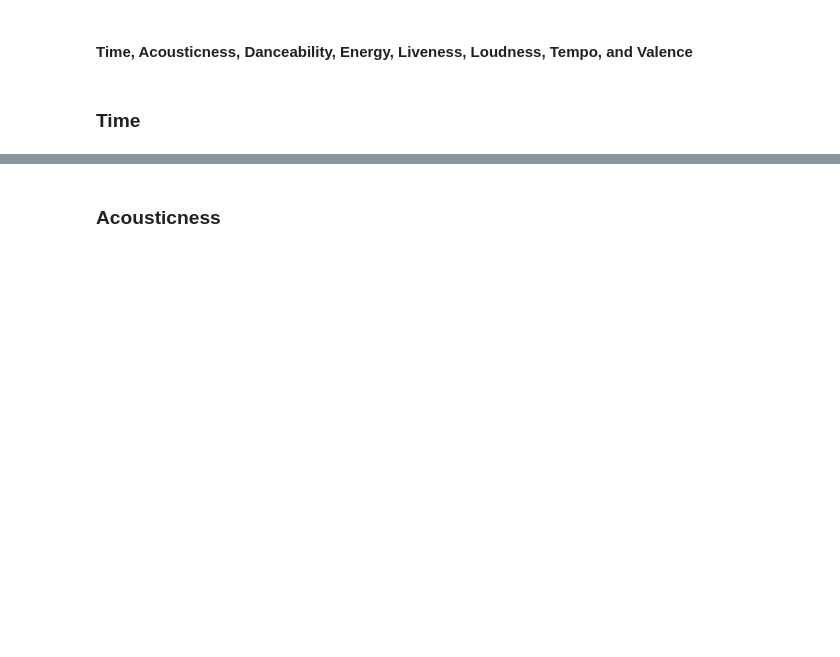
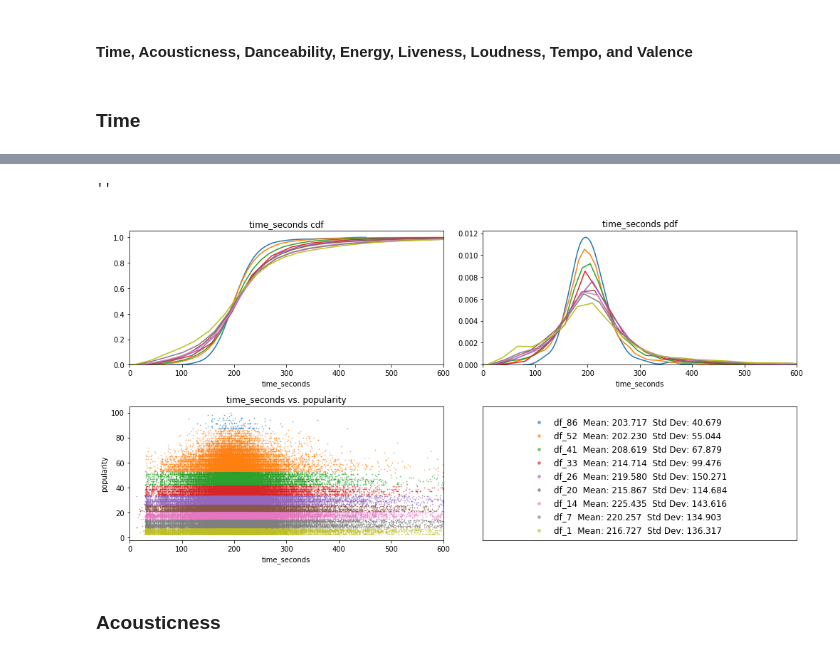
Before and after one commit to brentthayer1/capstone1, a Jupyter notebook: capstone1_eda.ipynb, the cells around one changed output, grey strips where cells are left out. Drawn from its saved outputs; the diff is of its cells as text; code cells hidden in the pictures; blank space fills up the shorter version.

```diff
--- a/capstone1_eda.ipynb
+++ b/capstone1_eda.ipynb
@@ -302,2 +251,14 @@ df_1 Mean:216.72660434828273. St. Dev:136.3168643517081
+# %%
+attribute = 'time_seconds'
+against = 'popularity'
+low, high = 0, 600
+fs = (14,7)
+
+cs1.master_plotter(df_lst, df_name_lst, attribute, against, low, high, fs)
+plt.savefig(f'{attribute}.png', format='png')
+;
+# %% [output]
+''
+[figure, added]
 # %% [markdown]
 ### Acousticness
```
Also changed, not shown: parts of 18 cells of this notebook, 29 other files.
